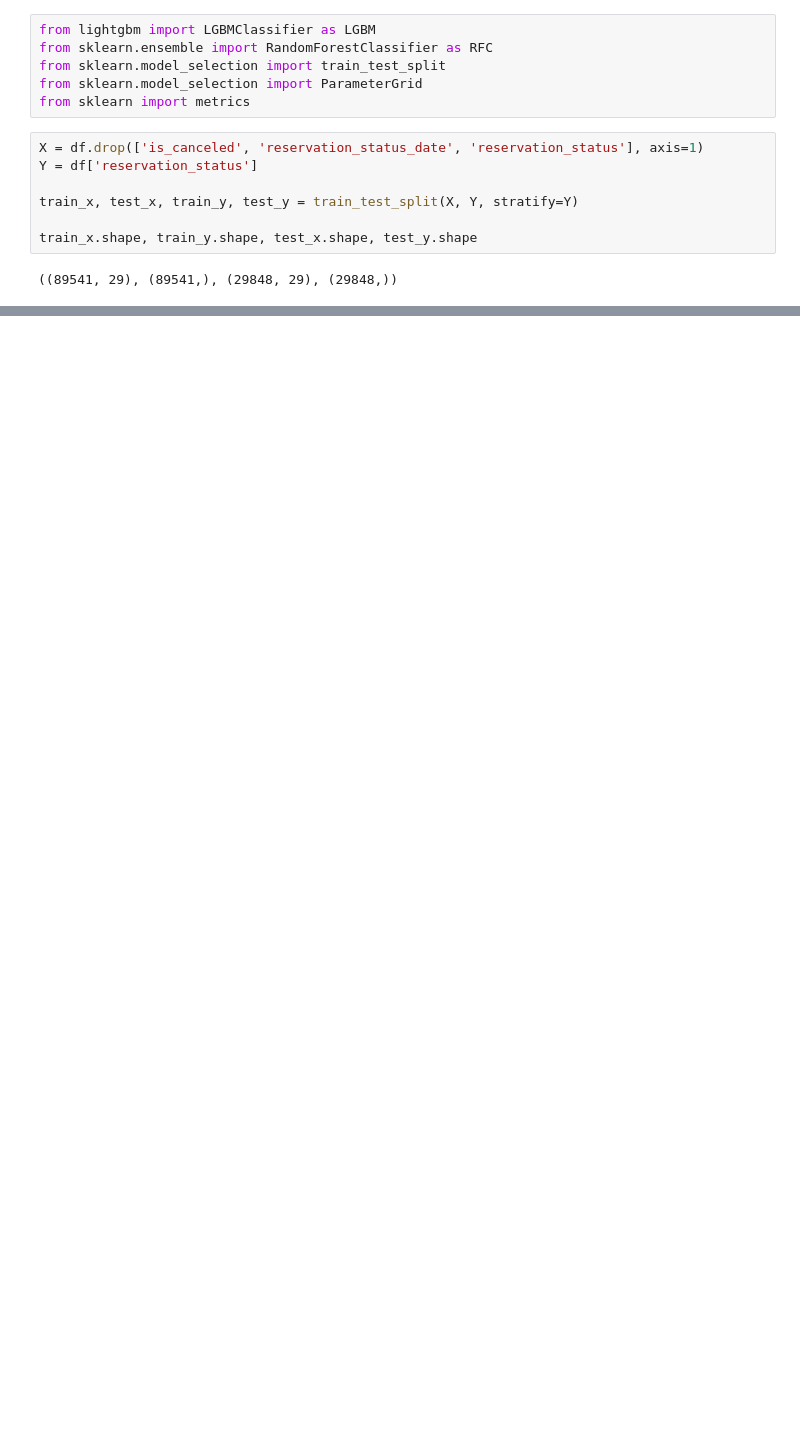
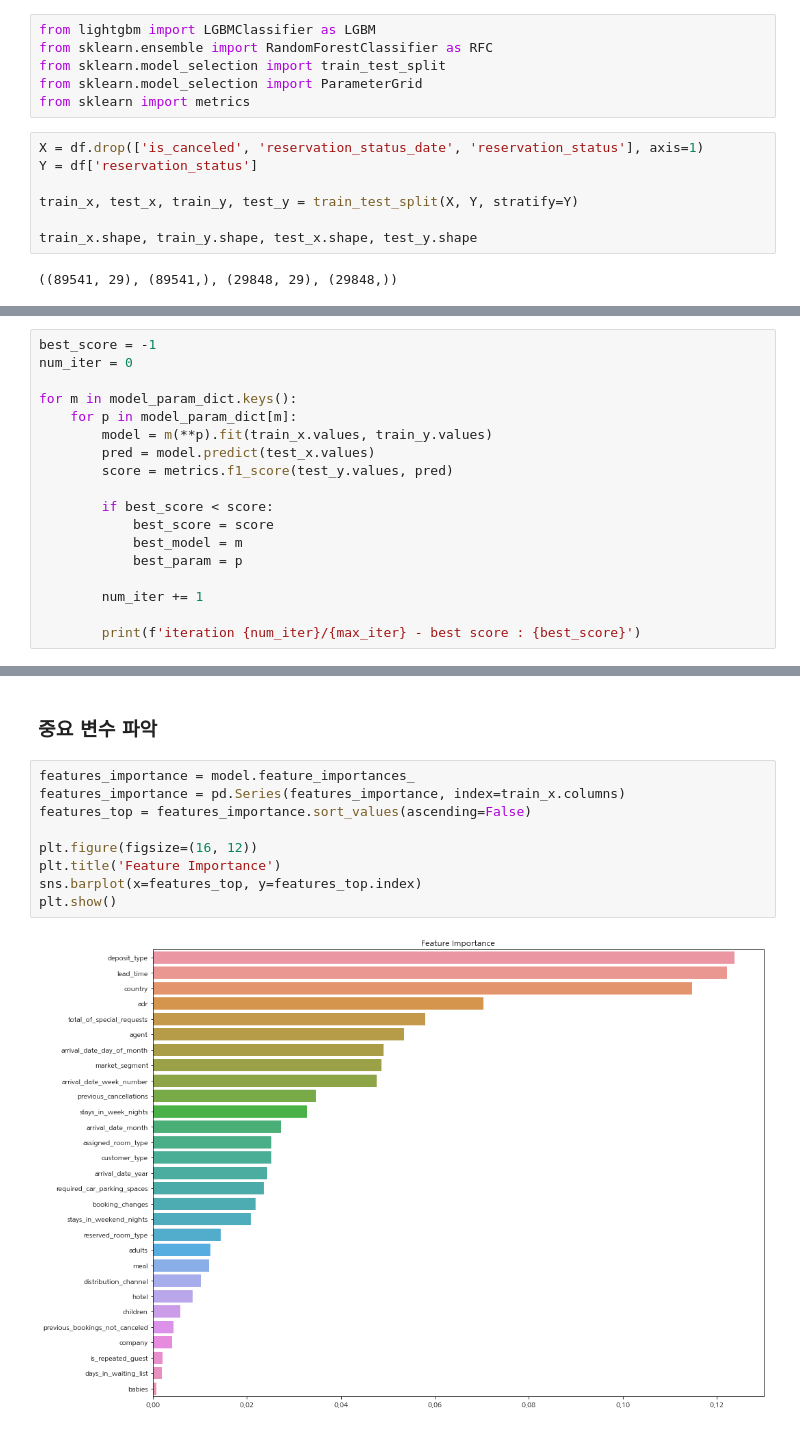
Before and after one commit to seonydg/ml-classification-analysis-of-hotel-reservation-demand, a Jupyter notebook: analysis-of-hotel-reservation-demand.ipynb, the cells around one changed output, grey strips where cells are left out. Saved outputs shown, nothing was run; the diff lists cells and outputs as text; blank space fills up the shorter version.

```diff
--- a/analysis-of-hotel-reservation-demand.ipynb
+++ b/analysis-of-hotel-reservation-demand.ipynb
@@ -702,0 +735,18 @@ train_x.shape, train_y.shape, test_x.shape, test_y.shape
+# %%
+best_score = -1
+num_iter = 0
+
+for m in model_param_dict.keys():
+    for p in model_param_dict[m]:
+        model = m(**p).fit(train_x.values, train_y.values)
+        pred = model.predict(test_x.values)
+        score = metrics.f1_score(test_y.values, pred)
+
+        if best_score < score:
+            best_score = score
+            best_model = m
+            best_param = p
+
+        num_iter += 1
+
+        print(f'iteration {num_iter}/{max_iter} - best score : {best_score}')
@@ -702,0 +855,13 @@ train_x.shape, train_y.shape, test_x.shape, test_y.shape
+# %% [markdown]
+### 중요 변수 파악
+# %%
+features_importance = model.feature_importances_
+features_importance = pd.Series(features_importance, index=train_x.columns)
+features_top = features_importance.sort_values(ascending=False)
+
+plt.figure(figsize=(16, 12))
+plt.title('Feature Importance')
+sns.barplot(x=features_top, y=features_top.index)
+plt.show()
+# %% [output]
+[figure, added]
```
Also changed, not shown: parts of 28 cells of this notebook.
